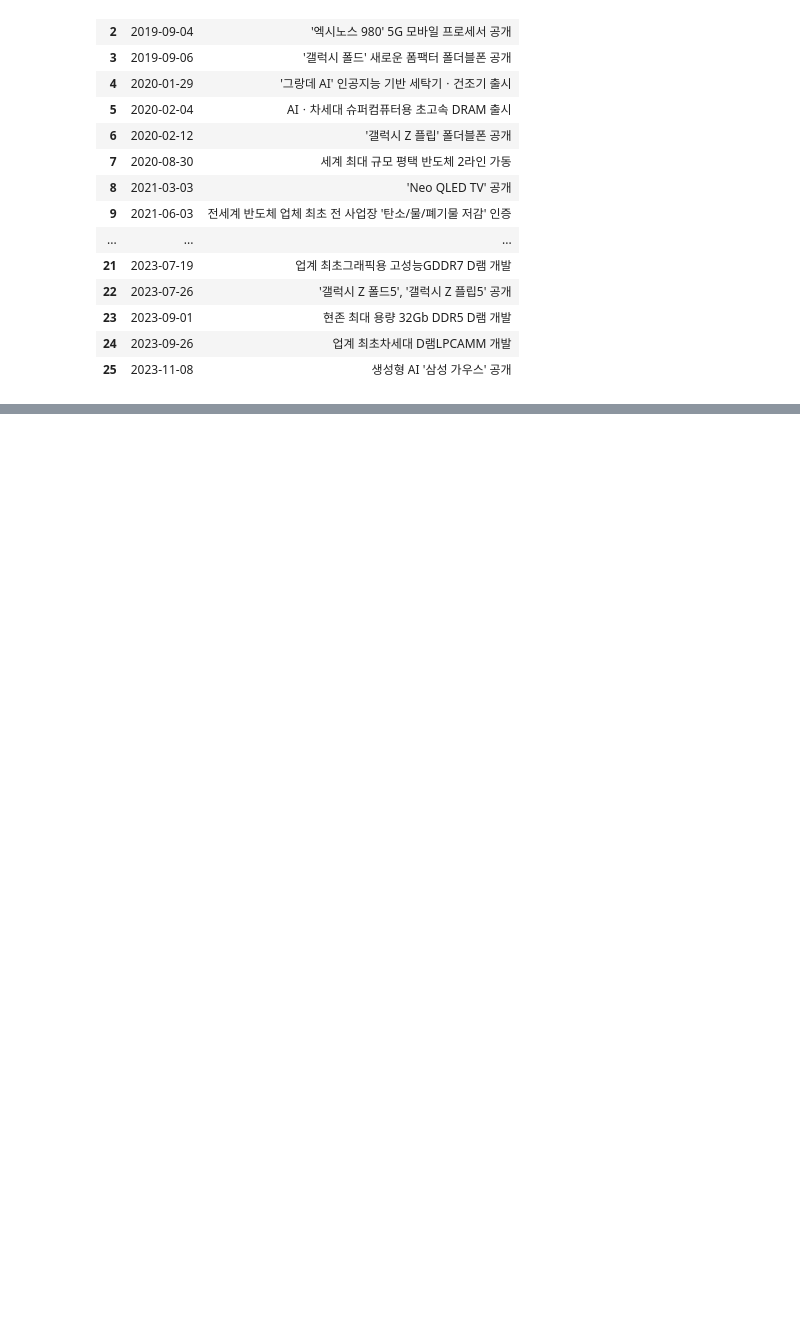
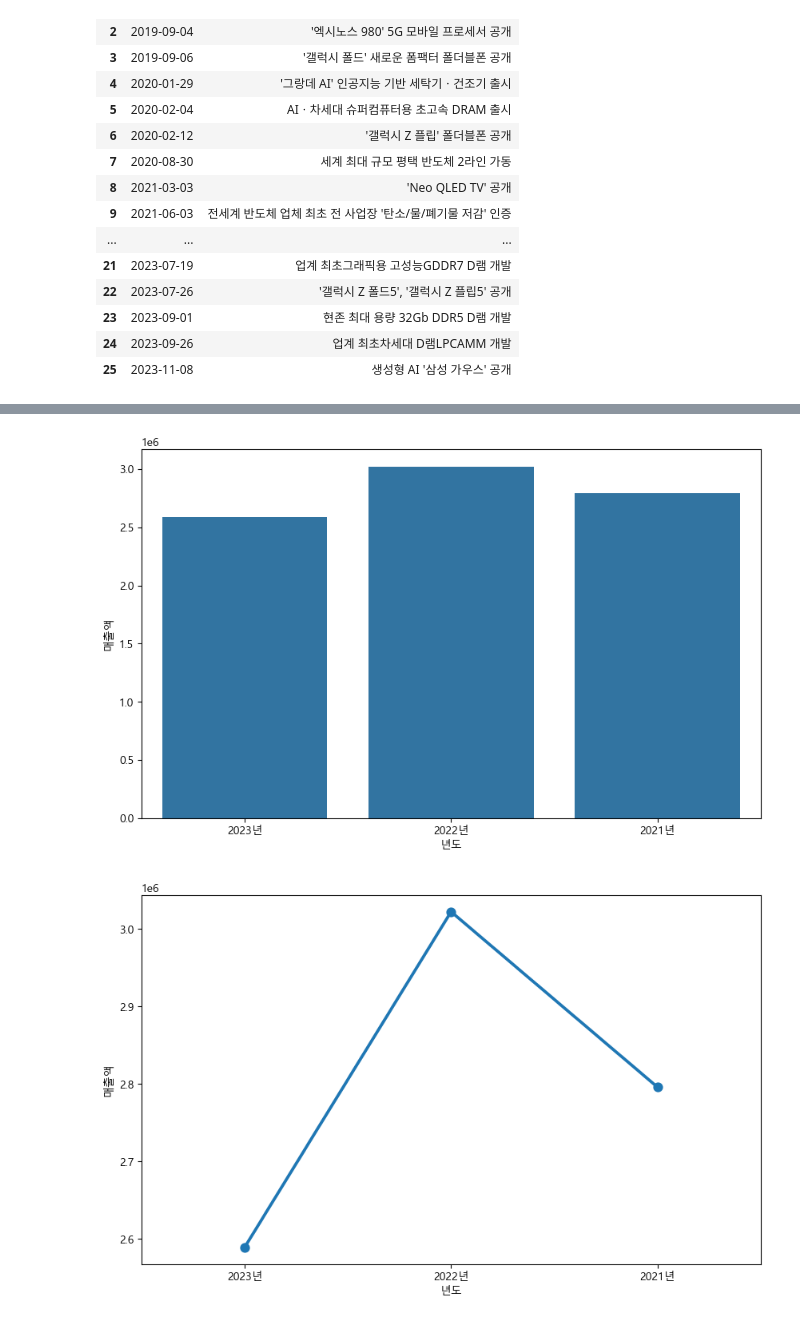
Before and after one commit to twoside-EDA/company_analyze, a Jupyter notebook: datacrwaling/samsung/preprocess.ipynb, the cells around one changed output, grey strips where cells are left out. Drawn from its saved outputs; the diff is of its cells as text; code cells hidden in the pictures; blank space fills up the shorter version.

```diff
--- a/datacrwaling/samsung/preprocess.ipynb
+++ b/datacrwaling/samsung/preprocess.ipynb
@@ -381,0 +464,13 @@ plt.show()
+# %%
+total_row = sale_by_sector_df[sale_by_sector_df.부문 == sale_by_sector_df.부문[5]]
+total_melt_df = total_row.melt(id_vars='부문', var_name='년도', value_name='매출액')
+
+plt.figure(figsize=(10, 6))
+sns.barplot(data=total_melt_df, x='년도', y='매출액')
+
+plt.figure(figsize=(10, 6))
+sns.pointplot(data=total_melt_df, x='년도', y='매출액')
+plt.show()
+# %% [output]
+[figure, added]
+[figure, added]
```
Also changed, not shown: parts of 18 cells of this notebook, 6 other files.
